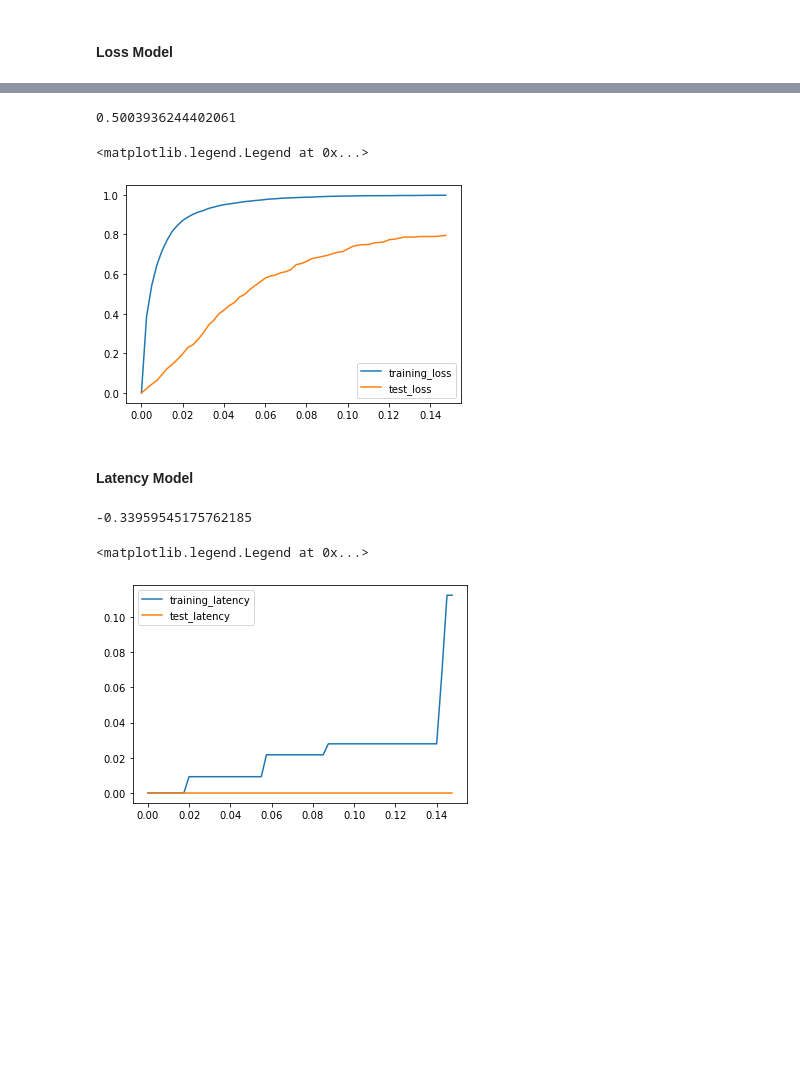
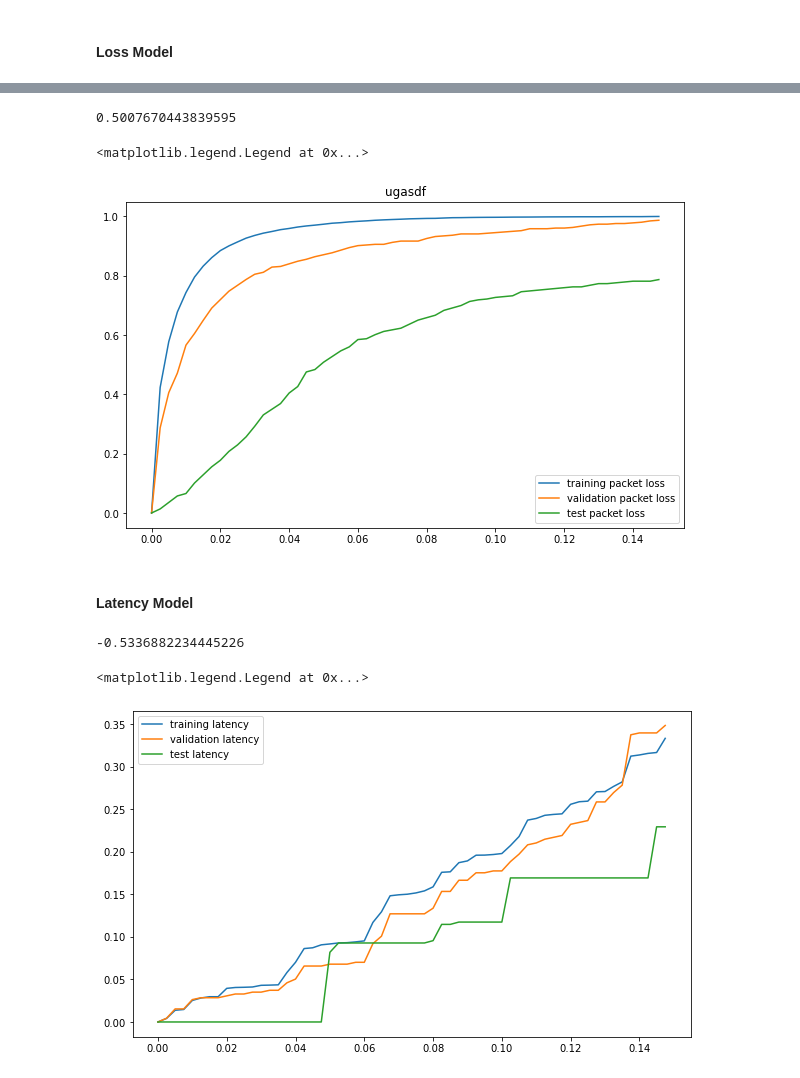
Before and after one commit to Ben243/DSC180A_Q1, a Jupyter notebook: notebooks/report.ipynb, the cells around one changed output, grey strips where cells are left out. Saved outputs shown, nothing was run; the diff lists cells and outputs as text; code cells hidden in the pictures; blank space fills up the shorter version.

Commit message:
validation set logic added for viz

```diff
--- a/notebooks/report.ipynb
+++ b/notebooks/report.ipynb
@@ -98,9 +98,13 @@ latency_features = [
 data_path = '../data/out'
 featurelst = listdir(data_path)
 featurelst.sort()
-data = pd.read_csv(join(data_path,featurelst[-1]))
+data = pd.read_csv(join(data_path,'0_train_out.csv'))
 loss_X = data[loss_features]
 loss_y = np.log(data['label_packet_loss']) #log loss
+
+vdata = pd.read_csv(join(data_path,'0_validation_out.csv'))
+loss_Xv = vdata[loss_features]
+loss_yv = np.log(vdata['label_packet_loss']) #log loss
 
 ## test data
 test = pd.read_csv('../test/test_features/test_featureset.csv')
@@ -125,7 +136,7 @@ Pipeline(steps=[('impute', SimpleImputer()),
 loss_model.score(loss_X, loss_y)
 loss_model.score(loss_test_X, loss_test_y)
 # %% [output]
-0.5003936244402061
+0.5007670443839595
 # %%
 upper = .15
 lower = 0
@@ -138,18 +147,26 @@ def get_acc(target, pred, thresh):
     latency_diff = (target - pred) / target
     return sum(abs(latency_diff) <= thresh) / len(target)
 # %%
+plt.figure(figsize=(10,6))
 loss_yhat = loss_model.predict(loss_X)
+loss_valid_yhat = loss_model.predict(loss_Xv)
 loss_test_yhat = loss_model.predict(loss_test_X)
 
+loss_acc = [0 for i in range(int((upper-lower) / step))]
+loss_valid_acc = [0 for i in range(int((upper-lower) / step))]
+loss_test_acc = [0 for i in range(int((upper-lower) / step))]
 for i in range(len(thresh_l)):
     loss_acc[i] += get_acc(loss_y, loss_yhat, thresh_l[i])
+    loss_valid_acc[i] = get_acc(loss_yv, loss_valid_yhat, thresh_l[i])
     loss_test_acc[i] = get_acc(loss_test_y, loss_test_yhat, thresh_l[i])
-plt.plot(thresh_l, loss_acc, label='training_loss')
-plt.plot(thresh_l, loss_test_acc, label='test_loss')
+plt.plot(thresh_l, loss_acc, label='training packet loss')
+plt.plot(thresh_l, loss_valid_acc, label='validation packet loss')
+plt.plot(thresh_l, loss_test_acc, label='test packet loss')
+plt.title('ugasdf')
 plt.legend()
 # %% [output]
 <matplotlib.legend.Legend at 0x...>
-[figure, old version]
+[figure, new version]
 # %% [markdown]
 #### Latency Model
 # %%
@@ -166,19 +185,24 @@ latency_test_y = np.log(test['label_latency'])
 # %%
 latency_model.score(latency_X, latency_y)
 # %% [output]
--0.33959545175762185
+-0.5336882234445226
 # %%
+plt.figure(figsize=(10,6))
 latency_yhat = latency_model.predict(latency_X)
+latency_valid_yhat = latency_model.predict(latency_Xv)
 latency_test_yhat = latency_model.predict(latency_test_X)
 
 latency_acc = [0 for i in range(int((upper-lower) / step))]
+latency_valid_acc = [0 for i in range(int((upper-lower) / step))]
 latency_test_acc = [0 for i in range(int((upper-lower) / step))]
 for i in range(len(thresh_l)):
     latency_acc[i] += get_acc(latency_y, latency_yhat, thresh_l[i])
+    latency_valid_acc[i] = get_acc(latency_yv, latency_valid_yhat, thresh_l[i])
     latency_test_acc[i] = get_acc(latency_test_y, latency_test_yhat, thresh_l[i])
-plt.plot(thresh_l, latency_acc, label='training_latency')
-plt.plot(thresh_l, latency_test_acc, label='test_latency')
+plt.plot(thresh_l, latency_acc, label='training latency')
+plt.plot(thresh_l, latency_valid_acc, label='validation latency')
+plt.plot(thresh_l, latency_test_acc, label='test latency')
 plt.legend()
 # %% [output]
 <matplotlib.legend.Legend at 0x...>
-[figure, old version]
+[figure, new version]
```
Also changed, not shown: parts of 8 cells of this notebook, 5 other files.
